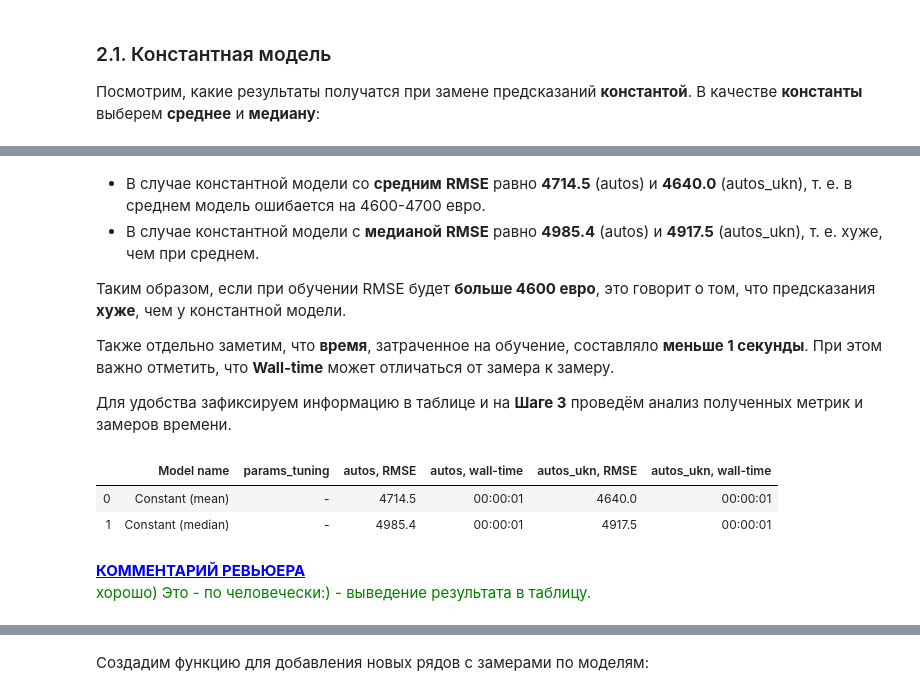
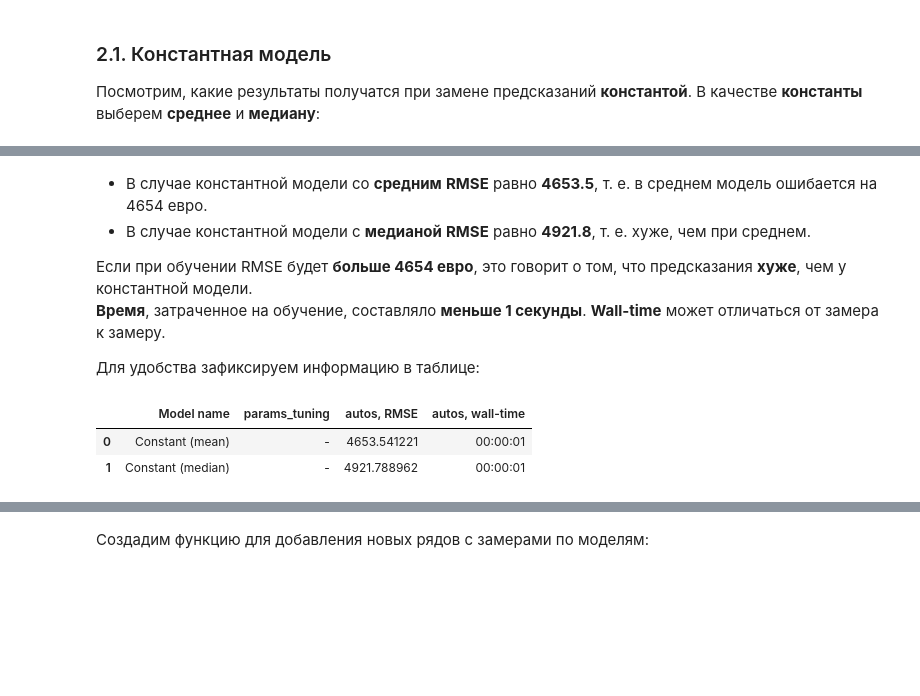
Before and after one commit to marnemir/portfolio_projects, a Jupyter notebook: 10_car_price_valuation/10_car_price_valuation.ipynb, the cells around one changed output, grey strips where cells are left out. Drawn from its saved outputs; the diff is of its cells as text; code cells hidden in the pictures; blank space fills up the shorter version.

```diff
--- a/10_car_price_estimate/10_car_price_valuation.ipynb
+++ b/10_car_price_valuation/10_car_price_valuation.ipynb
@@ -1106,5 +1110,6 @@ def pred_target_RMSE(target_val, pred_val):
 %%time
 # константа - среднее
 mean_const = pd.Series(y.mean(), index=y.index)
-pred_target_RMSE(y, mean_const.values)
+mean_const_rmse = np.sqrt(mean_squared_error(y, mean_const.values))
+print(f'Значение RMSE (константа среднее): {mean_const_rmse}')
 # %% [output]
@@ -1145,7 +1118,7 @@ Wall time: 5.89 ms
 # %%
 %%time
 # константа - медиана
-# датафрейм autos
 median_const = pd.Series(y.median(), index=y.index)
-pred_target_MSE_RMSE(y, median_const.values)
+median_const_rmse = np.sqrt(mean_squared_error(y, median_const))
+print(f'Значение RMSE (константа медиана): {median_const_rmse}')
 # %% [output]
@@ -1175,28 +1127,20 @@ Wall time: 12.8 ms
 # %% [markdown]
-- В случае константной модели со **средним** **RMSE** равно **4714.5** (autos) и **4640.0** (autos_ukn), т. е. в среднем модель ошибается на 4600-4700 евро.
-- В случае константной модели с **медианой** **RMSE** равно **4985.4** (autos) и **4917.5** (autos_ukn), т. е. хуже, чем при среднем.
+- В случае константной модели со **средним** **RMSE** равно **4653.5**, т. е. в среднем модель ошибается на 4654 евро.
+- В случае константной модели с **медианой** **RMSE** равно **4921.8**, т. е. хуже, чем при среднем.
 
-Таким образом, если при обучении RMSE будет **больше 4600 евро**, это говорит о том, что предсказания **хуже**, чем у константной модели.
+Если при обучении RMSE будет **больше 4654 евро**, это говорит о том, что предсказания **хуже**, чем у константной модели.
+**Время**, затраченное на обучение, составляло **меньше 1 секунды**. **Wall-time** может отличаться от замера к замеру.
 
-Также отдельно заметим, что **время**, затраченное на обучение, составляло **меньше 1 секунды**. При этом важно отметить, что **Wall-time** может отличаться от замера к замеру.
-
-Для удобства зафиксируем информацию в таблице и на **Шаге 3** проведём анализ полученных метрик и замеров времени.
+Для удобства зафиксируем информацию в таблице:
 # %%
 # создание таблицы
 total_info = pd.DataFrame({'Model name': ['Constant (mean)', 'Constant (median)'],
                            'params_tuning': ['-', '-'],
-                           'autos, RMSE': [4714.5, 4985.4],
-                           'autos, wall-time': ['00:00:01', '00:00:01'],
-                           'autos_ukn, RMSE': [4640.0, 4917.5],
-                           'autos_ukn, wall-time': ['00:00:01', '00:00:01']
-
+                           'autos, RMSE': [mean_const_rmse, median_const_rmse],
+                           'autos, wall-time': ['00:00:01', '00:00:01']
                           })
 total_info
 # %% [output]
-|  | Model name | params_tuning | autos, RMSE | autos, wall-time | autos_ukn, RMSE | autos_ukn, wall-time |
-| 0 | Constant (mean) | - | 4714.5 | 00:00:01 | 4640.0 | 00:00:01 |
-| 1 | Constant (median) | - | 4985.4 | 00:00:01 | 4917.5 | 00:00:01 |
+|  | Model name | params_tuning | autos, RMSE | autos, wall-time |
+| 0 | Constant (mean) | - | 4653.541221 | 00:00:01 |
+| 1 | Constant (median) | - | 4921.788962 | 00:00:01 |
-# %% [markdown]
-<font color='blue'><u><b>КОММЕНТАРИЙ РЕВЬЮЕРА</b></u></font><br />
-<font color='green'>
-хорошо) Это - по человечески:) - выведение результата в таблицу.
```
Also changed, not shown: parts of 125 cells of this notebook, 11 other files.
